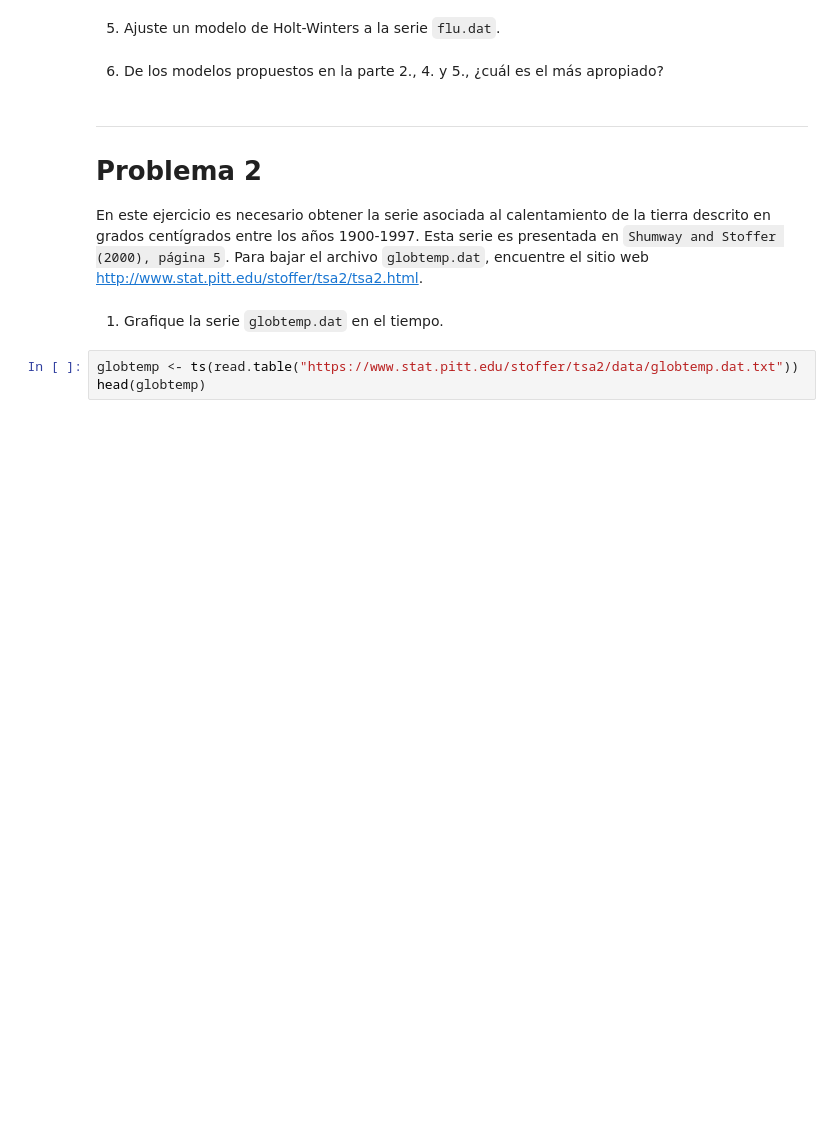
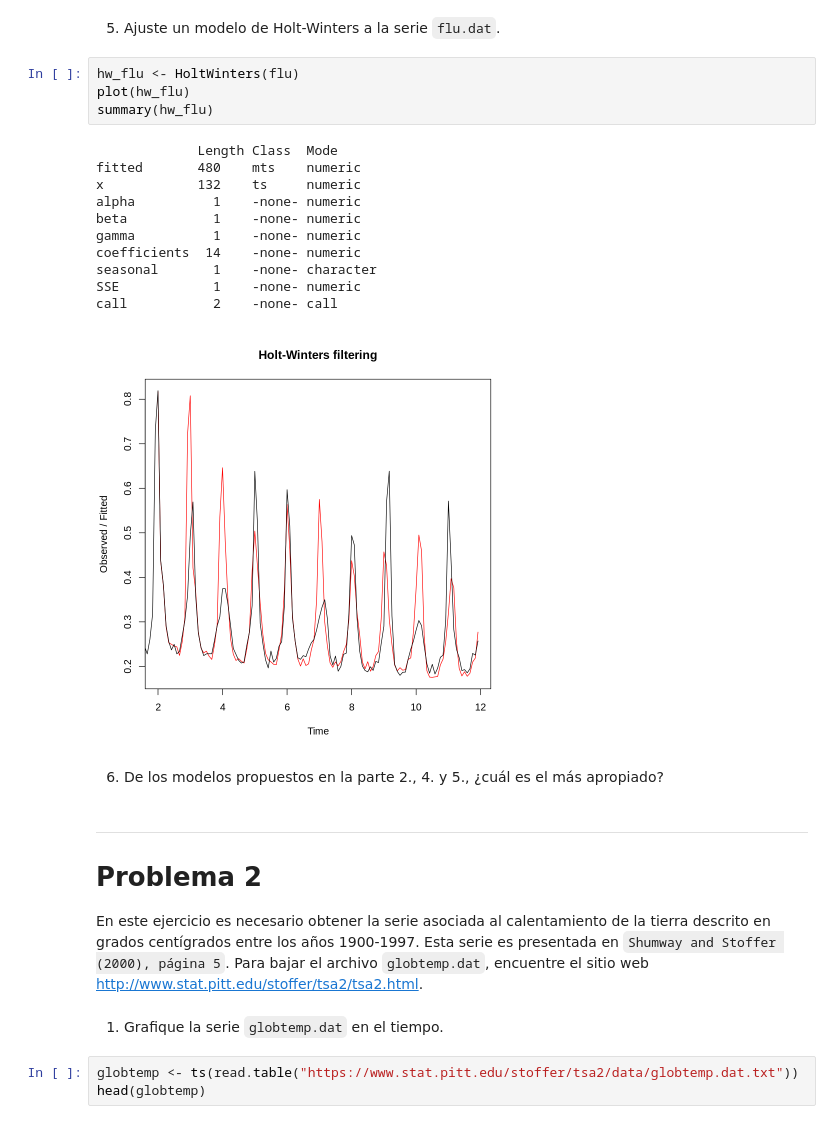
Before and after one commit to brunomb97/mat267-proyectos, a Jupyter notebook: proyecto01/proyecto01.ipynb, the cells around one changed output. Saved outputs shown, nothing was run; the diff lists cells and outputs as text; blank space fills up the shorter version.

````diff
--- a/proyecto01/proyecto01.ipynb
+++ b/proyecto01/proyecto01.ipynb
@@ -56,5 +98,21 @@ donde $\epsilon_t$ es un ruido blanco con varianza $\sigma^2$.
 # %% [markdown]
 5. Ajuste un modelo de Holt-Winters a la serie ```flu.dat```.
+# %%
+hw_flu <- HoltWinters(flu)
+plot(hw_flu)
+summary(hw_flu)
+# %% [output]
+             Length Class  Mode
+fitted       480    mts    numeric
+x            132    ts     numeric
+alpha          1    -none- numeric
+beta           1    -none- numeric
+gamma          1    -none- numeric
+coefficients  14    -none- numeric
+seasonal       1    -none- character
+SSE            1    -none- numeric
+call           2    -none- call
+[figure, added]
 # %% [markdown]
 6. De los modelos propuestos en la parte 2., 4. y 5., ¿cuál es el más apropiado?
 # %% [markdown]
````
Also changed, not shown: parts of 16 cells of this notebook.
